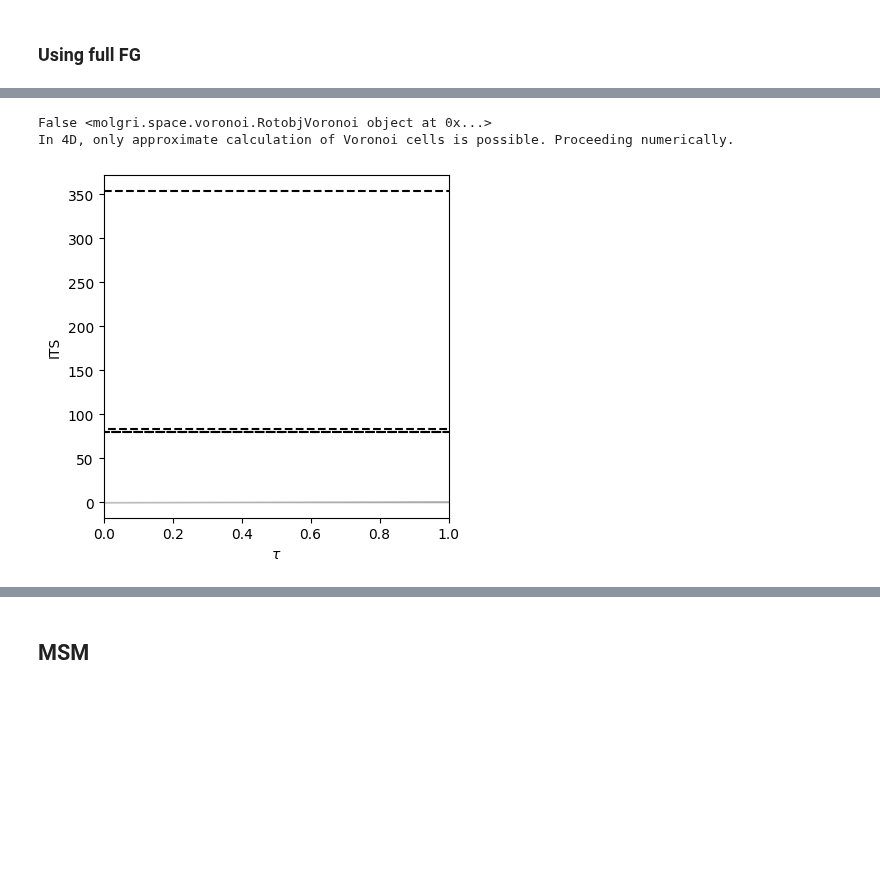
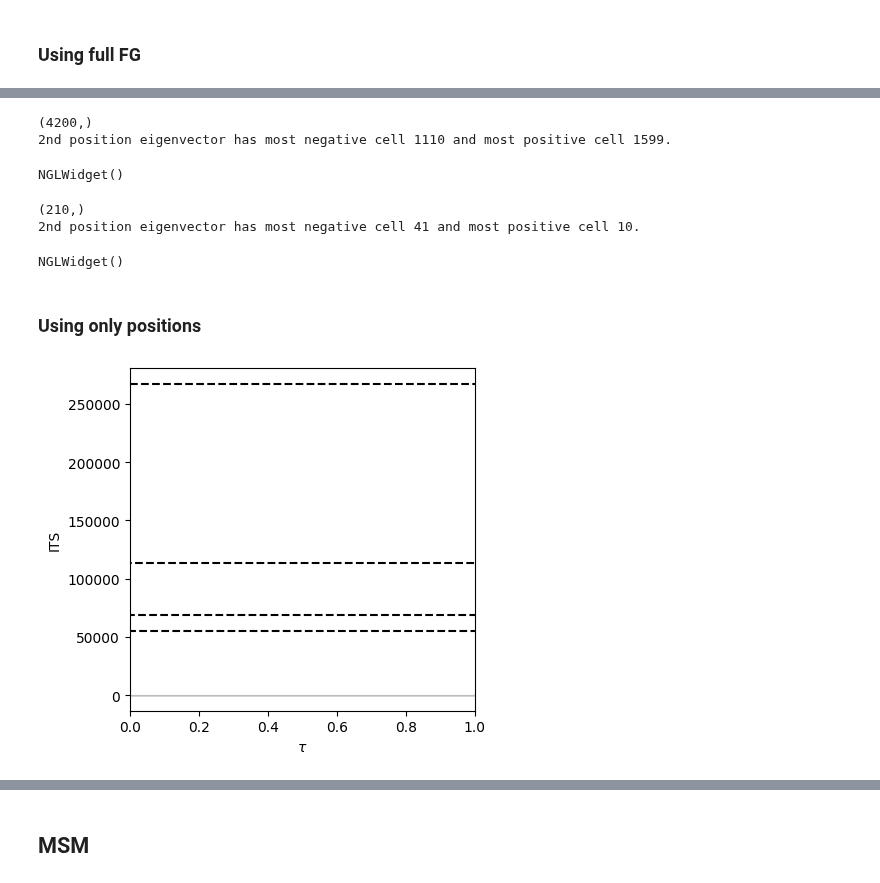
Before and after one commit to bkellerlab/molecularRotationalGrids, a Jupyter notebook: jupyter/FullGrid assignment and transition matrices.ipynb, the cells around one changed output, grey strips where cells are left out. Cells and saved outputs as stored; diff of their text form; code cells hidden in the pictures; blank space fills up the shorter version.

Commit message:
translation-only movement to grid points

```diff
--- a/jupyter/FullGrid assignment and transition matrices.ipynb
+++ b/jupyter/FullGrid assignment and transition matrices.ipynb
@@ -33,11 +52,11 @@ from molgri.plotting.transition_plots import TransitionPlot
 # %% [markdown]
 ## SqRA
 # %%
-fg_full = FullGrid("8", "12", "linspace(0.2, 1, 5)", use_saved=False)
-fg_position = FullGrid("1", "12", "linspace(0.2, 1, 5)", use_saved=False)
-fg_orientation = FullGrid("8", "1", "1", use_saved=False)
+fg_full = FullGrid("20", "42", "linspace(0.25, 0.35, 5)", use_saved=False)
+fg_position = FullGrid("1", "42", "linspace(0.25, 0.35, 5)", use_saved=False)
+fg_orientation = FullGrid("20", "1", "1", use_saved=False)
 
-pt_used = "H2O_H2O_0281"
+pt_used = "H2O_H2O_0402"
 # %% [output]
 Warning! For <=4 points, volumes, areas etc are only estimated.
 Warning! For <=4 points, volumes, areas etc are only estimated.
@@ -46,11 +116,73 @@ Warning! For <=4 points, volumes, areas etc are only estimated.
+# %%
+# take structures from most + and most - eigenvector 1
+
+vm.fresh_view()
+
+magnitudes = sh.get_magnitude_ith_eigenvector(1)
+vm.set_color_magnitude(magnitudes, )
+print(magnitudes.shape)
+
+#
+num_extremes = 2
+most_positive = np.argmax(magnitudes)
+most_negative = np.argmin(magnitudes)
+print(f"2nd position eigenvector has most negative cell {most_negative} and most positive cell {most_positive}.")
+# now assign these to trajectory frames
+assigned_frames = []
+colors = []
+for one_argmax in [most_negative, most_positive]:
+    all_assigned = one_argmax
+    assigned_frames.append(all_assigned)
+    colors.extend([vm.current_magnitudes[one_argmax]])
+vm.current_magnitudes = None
+
+vm.plot_frames_overlapping(assigned_frames, colors=colors)
+vm.view
+# %% [output]
+(4200,)
+2nd position eigenvector has most negative cell 1110 and most positive cell 1599.
+NGLWidget()
+# %%
+# take structures from most + and most - eigenvector 2
+
+vm.fresh_view()
+
+magnitudes = sh.get_magnitude_ith_eigenvector(2)
+vm.set_color_magnitude(magnitudes, )
+print(magnitudes.shape)
+
+#
+num_extremes = 2
+most_positive = np.argmax(magnitudes)
+most_negative = np.argmin(magnitudes)
+print(f"2nd position eigenvector has most negative cell {most_negative} and most positive cell {most_positive}.")
+# now assign these to trajectory frames
+assigned_frames = []
+colors = []
+for one_argmax in [most_negative, most_positive]:
+    all_assigned = one_argmax
+    assigned_frames.append(all_assigned)
+    colors.extend([vm.current_magnitudes[one_argmax]])
+vm.current_magnitudes = None
+
+vm.plot_frames_overlapping(assigned_frames, colors=colors)
+vm.view
+# %% [output]
+(210,)
+2nd position eigenvector has most negative cell 41 and most positive cell 10.
+NGLWidget()
+# %% [markdown]
+### Using only positions
 # %%
 sh = SimulationHistogram(pt_used, is_pt=True, second_molecule_selection="bynum 4:6",
-                            full_grid=fg_full, use_saved=False)
-
+                            full_grid=fg_position, use_saved=True)
+n_b = sh.full_grid.get_b_N()
+n_position_grid = len(sh.full_grid.get_position_grid_as_array())
+repeated_natural_num = np.repeat(np.arange(n_position_grid), n_b)
+sh.full_assignments = repeated_natural_num
 tp = TransitionPlot(sh)
+tp.transition_obj.assignments = repeated_natural_num
 tp.plot_its(5, as_line=True, save=False)
 plt.show()
 # %% [output]
-False <molgri.space.voronoi.RotobjVoronoi object at 0x...>
-In 4D, only approximate calculation of Voronoi cells is possible. Proceeding numerically.
-[figure, old version]
+[figure, new version]
```
Also changed, not shown: parts of 35 cells of this notebook, 6 other files.
